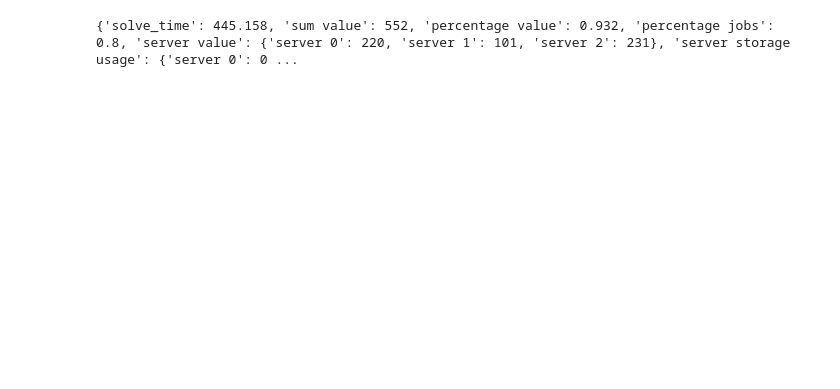
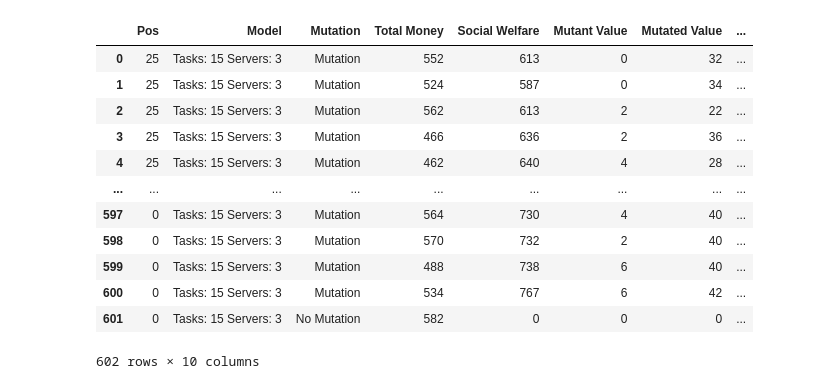
Before and after one commit to pseudo-rnd-thoughts/Elastic-Resource-Allocation, a Jupyter notebook: testing/analysis/auction_mutation_analysis.ipynb, the cells around one changed output. Cells and saved outputs as stored; diff of their text form; code cells hidden in the pictures; blank space fills up the shorter version.

```diff
--- a/testing/analysis/auction_mutation_analysis.ipynb
+++ b/testing/analysis/auction_mutation_analysis.ipynb
@@ -44,25 +44,39 @@ title = 'Effect of job misrepresentation on prices'
 # %%
 data = []
 model_names = []
 
 for encoded_filename in encoded_filenames:
     filename, model_name, test_name = decode_filename(folder, encoded_filename)
     model_names.append(model_name)
 
     with open(filename) as file:
         file_data = json.load(file)
 
         for pos, result in enumerate(file_data):
             for mutation_name, mutation_results in result.items():
                 if mutation_name == "no mutation":
                     data.append((pos, model_name, "No Mutation", mutation_results['total money'], 0, 0, 0, mutation_results['total_iterations']))
                 else:
-                    if mutation_results['mutant_value'] - mutation_results['mutated_value'] > 0:
-                        print(mutation_results)
-                    data.append((pos, model_name, "Mutation", mutation_results['total money'],
+                    data.append((pos, model_name, "Mutation", mutation_results['total money'], mutation_results['sum value'],
                                  mutation_results['mutant_value'], mutation_results['mutated_value'],
                                  mutation_results['mutant_value'] - mutation_results['mutated_value'],
                                  mutation_results['total_iterations'], mutation_results['difference']))
 data = reversed(data)
+
+df = pd.DataFrame(data, columns=['Pos', 'Model', 'Mutation', 'Total Money', 'Social Welfare', 'Mutant Value', 'Mutated Value',
+                                 'Mutate Difference', 'Iterations', 'Difference'])
+df
 # %% [output]
+|  | Pos | Model | Mutation | Total Money | Social Welfare | Mutant Value | Mutated Value | ... |
+| 0 | 25 | Tasks: 15 Servers: 3 | Mutation | 552 | 613 | 0 | 32 | ... |
+| 1 | 25 | Tasks: 15 Servers: 3 | Mutation | 524 | 587 | 0 | 34 | ... |
+| 2 | 25 | Tasks: 15 Servers: 3 | Mutation | 562 | 613 | 2 | 22 | ... |
+| 3 | 25 | Tasks: 15 Servers: 3 | Mutation | 466 | 636 | 2 | 36 | ... |
+| 4 | 25 | Tasks: 15 Servers: 3 | Mutation | 462 | 640 | 4 | 28 | ... |
+| ... | ... | ... | ... | ... | ... | ... | ... | ... |
+| 597 | 0 | Tasks: 15 Servers: 3 | Mutation | 564 | 730 | 4 | 40 | ... |
+| 598 | 0 | Tasks: 15 Servers: 3 | Mutation | 570 | 732 | 2 | 40 | ... |
+| 599 | 0 | Tasks: 15 Servers: 3 | Mutation | 488 | 738 | 6 | 40 | ... |
+| 600 | 0 | Tasks: 15 Servers: 3 | Mutation | 534 | 767 | 6 | 42 | ... |
+| 601 | 0 | Tasks: 15 Servers: 3 | No Mutation | 582 | 0 | 0 | 0 | ... |
-{'solve_time': 445.158, 'sum value': 552, 'percentage value': 0.932, 'percentage jobs': 0.8, 'server value': {'server 0': 220, 'server 1': 101, 'server 2': 231}, 'server storage usage': {'server 0': 0 ...
+602 rows × 10 columns
```
Also changed, not shown: parts of 5 cells of this notebook, 10 other files.
